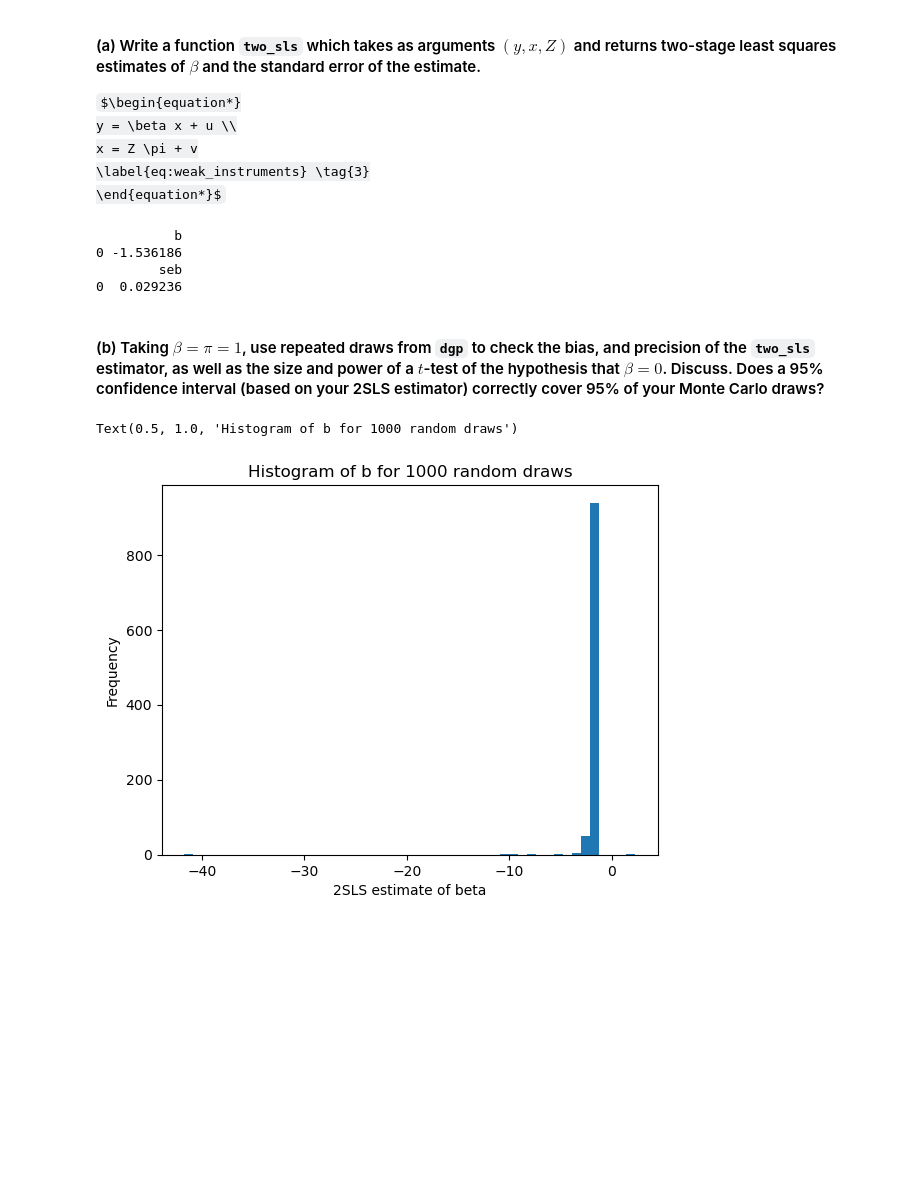
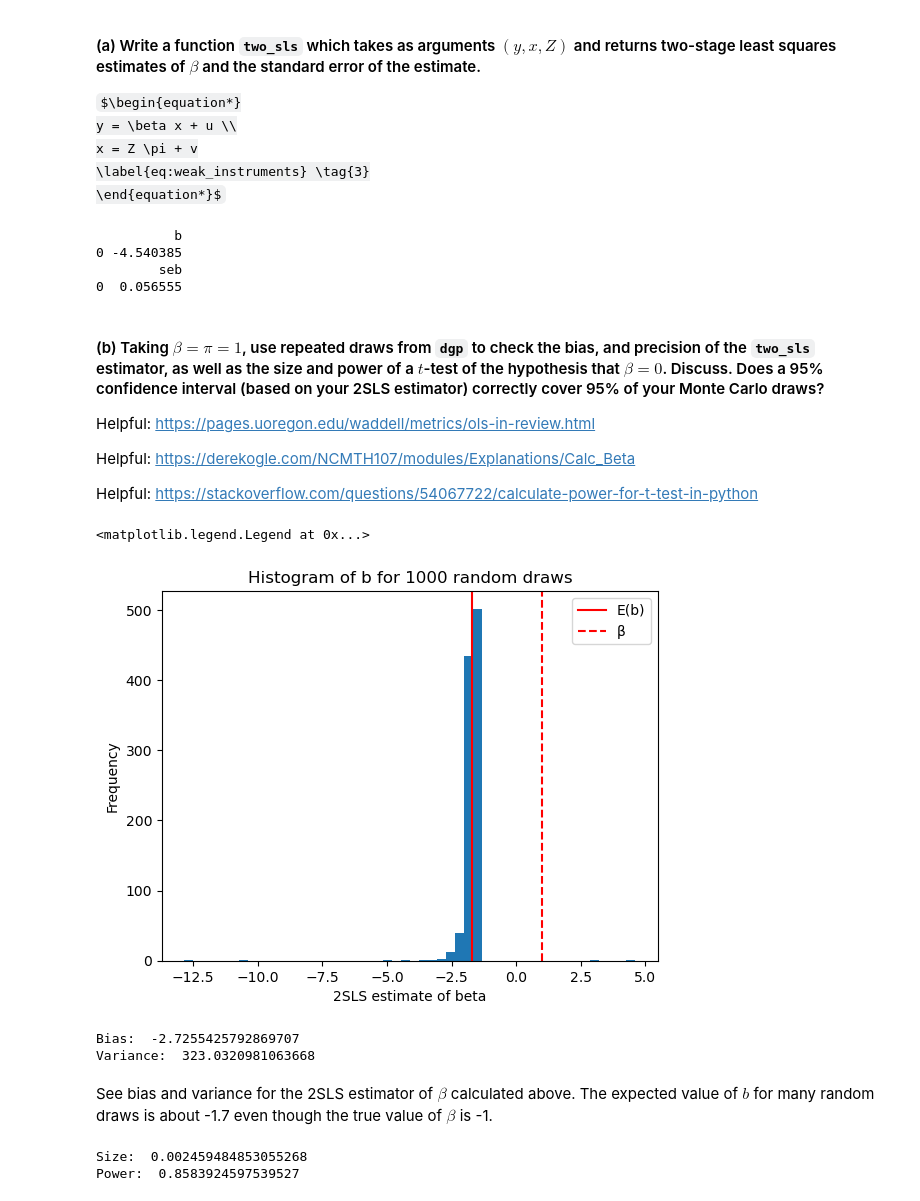
Before and after one commit to eleanor-adachi/ARE212_Materials, a Jupyter notebook: Assignments/assignment2/assignment2_ea.ipynb, the cells around one changed output. Cells and saved outputs as stored; diff of their text form; code cells hidden in the pictures; some formulas as TeX source; blank space fills up the shorter version.

Commit message:
attempted all sections in weak instruments

```diff
--- a/Assignments/assignment2/assignment2_ea.ipynb
+++ b/Assignments/assignment2/assignment2_ea.ipynb
@@ -321,0 +304,13 @@ y, x, Z =  weak_dgp(10000, 1, 1)
+# %%
+np.random.seed(1234)
+
+beta = -1
+pi = 2
+y, x, Z =  weak_dgp(10000, beta, pi)
+# %%
+# TO DO: Why is pi_hat negative when x and Z have a positive relationship??
+
+pi_hat = np.linalg.solve(Z.T@Z,Z.T@x)
+print(pi_hat)
+
+plt.scatter(Z, x)
@@ -337,6 +336,7 @@ def two_sls(y, x, Z):
     '''Takes y, x, and Z and returns a two-stage least squares estimates of beta and its standard error'''
     # first stage, regress x on Z
     pi_hat = np.linalg.solve(Z.T@Z,Z.T@x)
+#     pi_hat = -1*np.linalg.solve(Z.T@Z,Z.T@x) # need to multiply by -1 for some reason??
     x_hat = Z@pi_hat
 
     # second stage, regress y on x-hat
@@ -347,7 +347,7 @@ def two_sls(y, x, Z):
     xb_df = xb_df.rename(columns={0:'y'})
     e = y - xb_df
     s2 = (e.T@e)/(len(y)-1)
-    vb = e.var()[0]*inv(x_hat.T@x_hat)
+    vb = e.var().iloc[0]*inv(x_hat.T@x_hat)
 #     vb = s2*inv(x_hat.T@x_hat) # why so different??
     seb = np.sqrt(np.diag(vb))
 
@@ -362,12 +362,20 @@ print(b)
 print(seb)
 # %% [output]
           b
-0 -1.536186
+0 -4.540385
         seb
-0  0.029236
+0  0.056555
 # %% [markdown]
 #### (b) Taking $\beta = \pi = 1$, use repeated draws from `dgp` to check the bias, and precision of the `two_sls` estimator, as well as the size and power of a $t$-test of the hypothesis that $\beta = 0$. Discuss. Does a 95% confidence interval (based on your 2SLS estimator) correctly cover 95% of your Monte Carlo draws?
+
+Helpful: https://pages.uoregon.edu/waddell/metrics/ols-in-review.html
+
+Helpful: https://derekogle.com/NCMTH107/modules/Explanations/Calc_Beta
+
+Helpful: https://stackoverflow.com/questions/54067722/calculate-power-for-t-test-in-python
 # %%
+np.random.seed(1234)
+
 def simulator(N, n, beta, pi, dgp):
     """
     Perform N draws of sample size n with parameters beta and pi.
@@ -381,13 +389,55 @@ def simulator(N, n, beta, pi, dgp):
 
     return results
 
+beta = 1
+pi = 1
 N = 1000
-results = simulator(N, 10000, 1, 1, weak_dgp)
+results = simulator(N, 10000, beta, pi, weak_dgp)
 # %%
+b_avg = results['b'].mean()
+
 plt.hist(results['b'], bins=50)
+plt.axvline(x=b_avg, color='r', label='E(b)')
+plt.axvline(x=beta, color='r', linestyle='--', label='β')
 plt.xlabel('2SLS estimate of beta')
 plt.ylabel('Frequency')
 plt.title('Histogram of b for {} random draws'.format(N))
+plt.legend()
 # %% [output]
-Text(0.5, 1.0, 'Histogram of b for 1000 random draws')
+<matplotlib.legend.Legend at 0x...>
-[figure, old version]
+[figure, new version]
+# %%
+# more formally
+
+bias = results['b'].mean() - beta
+var = np.sum(np.square(results['b'] - results['b'].mean()))
+sd = np.sqrt(var)
+se = sd/np.sqrt(len(results))
+
+print('Bias: ', bias)
+print('Variance: ', var)
+# %% [output]
+Bias:  -2.7255425792869707
+Variance:  323.0320981063668
+# %% [markdown]
+See bias and variance for the 2SLS estimator of $\beta$ calculated above. The expected value of $b$ for many random draws is about -1.7 even though the true value of $\beta$ is -1.
+# %%
+from scipy.stats import t
+import statsmodels.stats.power as smp
+
+# Size of two-tailed t-test for beta = 0
+t_score = (b_avg - 0)/se
+n = len(results)
+df = n - 1
+pval = t.sf(np.abs(t_score), df) * 2
+print('Size: ', pval) # 0.002459484853055268
+
+# Power of two-tailed t-test for beta = 0
+alpha = 0.05
+delta = b_avg - 0
+effect_size = np.abs(delta/sd)
+power = smp.ttest_power(effect_size, nobs=n, alpha=alpha, alternative='two-sided')
+print('Power: ', power) # 0.8583924597539527
+# %% [output]
+Size:  0.002459484853055268
+Power:  0.8583924597539527
```
Also changed, not shown: parts of 26 cells of this notebook.
